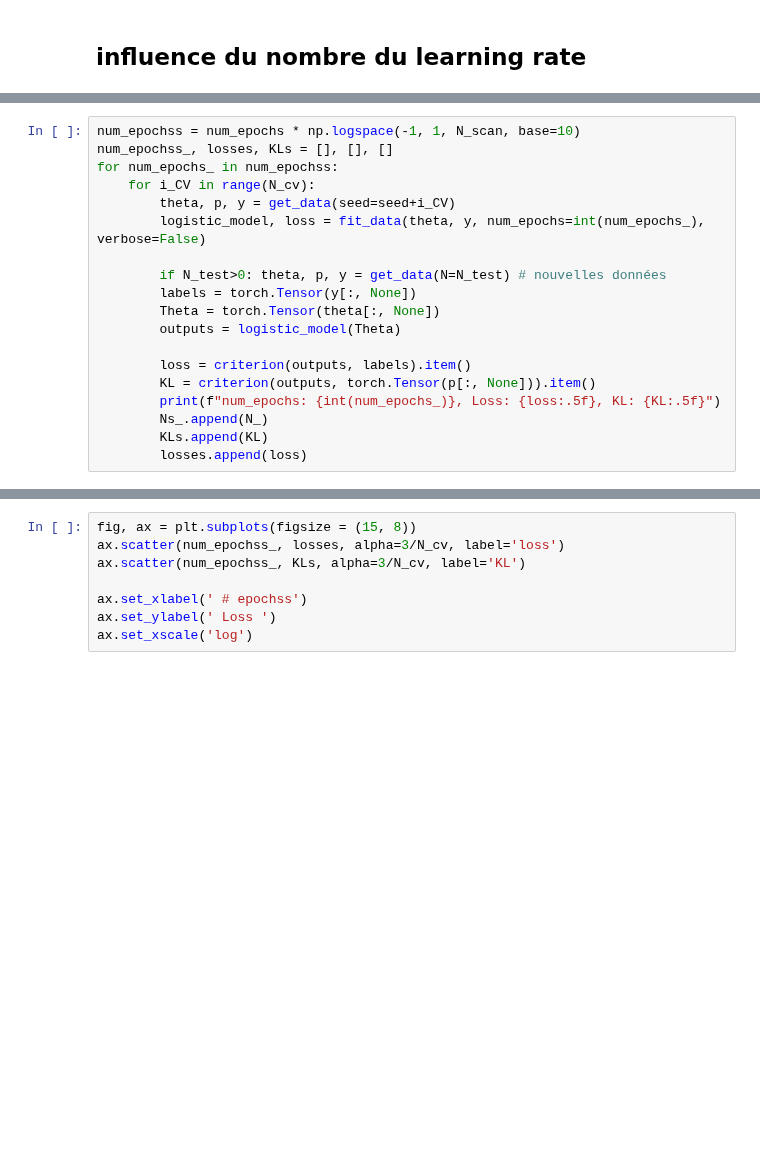
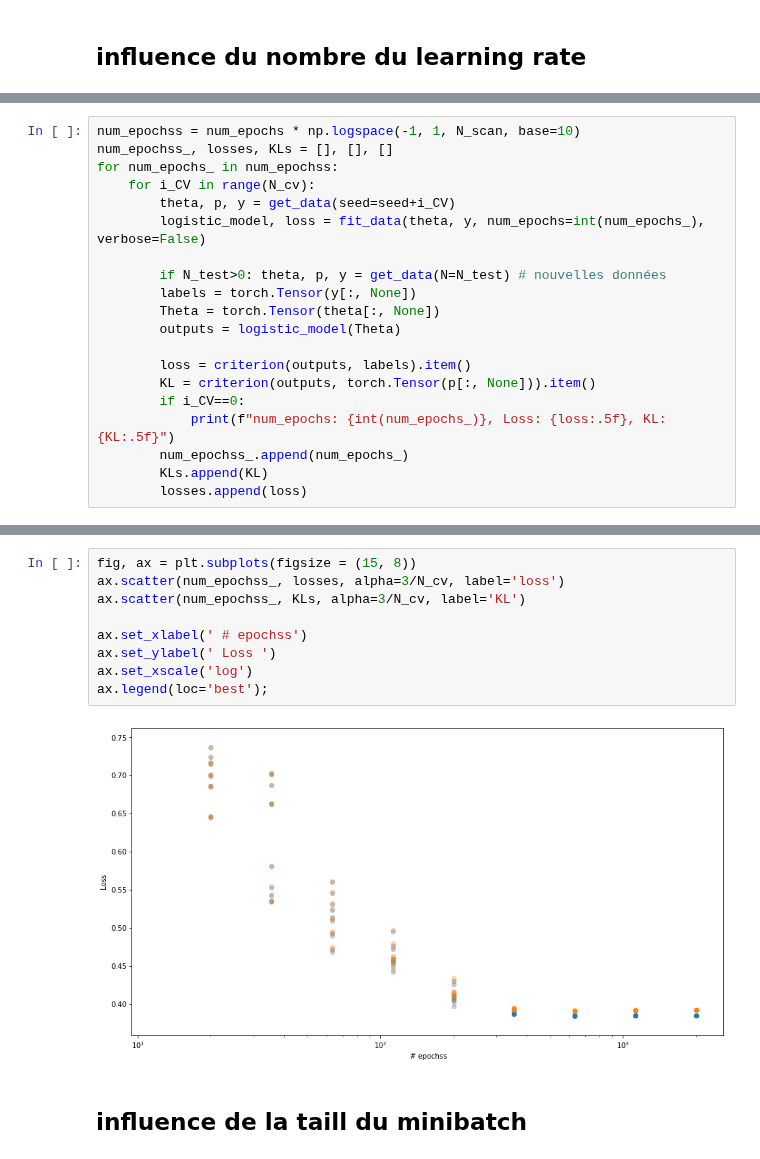
Before and after one commit to jennafradin/MSc-Internship, a Jupyter notebook: Notebooks/W05/39_theory-torch-fit-optimize.ipynb, the cells around one changed output, grey strips where cells are left out. Drawn from its saved outputs; the diff is of its cells as text; blank space fills up the shorter version.

```diff
--- a/Notebooks/W05/39_theory-torch-fit-optimize.ipynb
+++ b/Notebooks/W05/39_theory-torch-fit-optimize.ipynb
@@ -236,7 +233,8 @@ for num_epochs_ in num_epochss:
 
         loss = criterion(outputs, labels).item()
         KL = criterion(outputs, torch.Tensor(p[:, None])).item()
-        print(f"num_epochs: {int(num_epochs_)}, Loss: {loss:.5f}, KL: {KL:.5f}")
-        Ns_.append(N_)
+        if i_CV==0:
+            print(f"num_epochs: {int(num_epochs_)}, Loss: {loss:.5f}, KL: {KL:.5f}")
+        num_epochss_.append(num_epochs_)
         KLs.append(KL)
         losses.append(loss)
@@ -243,8 +251,13 @@ for num_epochs_ in num_epochss:
 # %%
 fig, ax = plt.subplots(figsize = (15, 8))
 ax.scatter(num_epochss_, losses, alpha=3/N_cv, label='loss')
 ax.scatter(num_epochss_, KLs, alpha=3/N_cv, label='KL')
 
 ax.set_xlabel(' # epochss')
 ax.set_ylabel(' Loss ')
 ax.set_xscale('log')
+ax.legend(loc='best');
+# %% [output]
+[figure, added]
+# %% [markdown]
+## influence de la taill du minibatch
```
Also changed, not shown: parts of 14 cells of this notebook.
